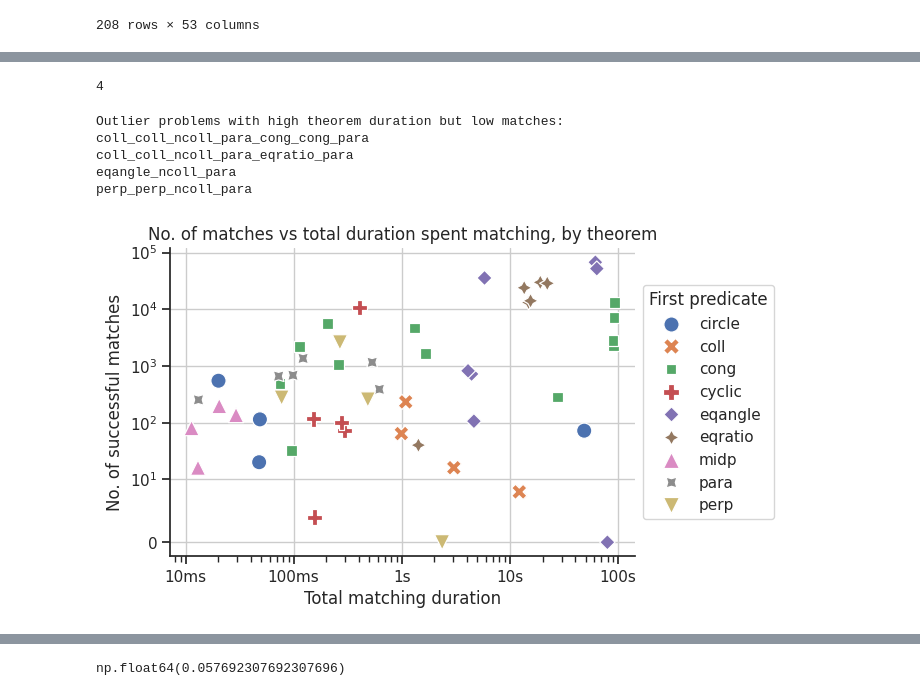
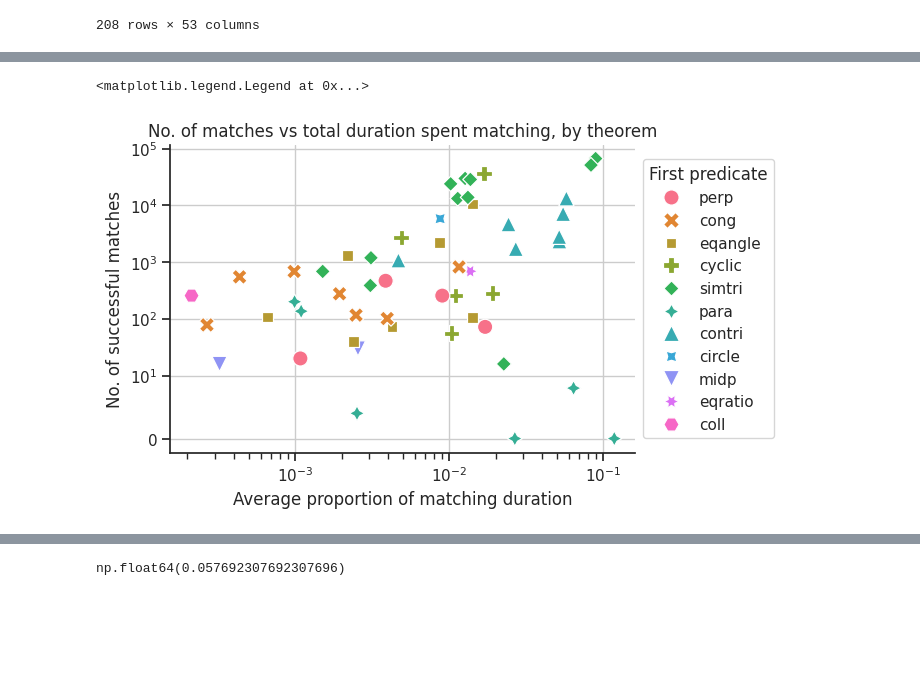
Before and after one commit to DavidToh2/GeometryTheoremProver, a Jupyter notebook: problems/profiler.ipynb, the cells around one changed output, grey strips where cells are left out. Drawn from its saved outputs; the diff is of its cells as text; code cells hidden in the pictures; blank space fills up the shorter version.

```diff
--- a/problems/profiler.ipynb
+++ b/problems/profiler.ipynb
@@ -298,5 +327,5 @@ plt.show()
 # %%
-df_thm_duration_sum = df_thm_duration_per_problem.sum()
-df_thm_duration_sum.sort_values()
+df_thm_proportion_avg = df_thm_proportion_per_problem.mean()
+df_thm_proportion_avg.sort_values()
 # %% [output]
 Metric
@@ -340,47 +369,37 @@ dtype: float64
-# %%
-outlier = (df_thm_duration_sum.values > 1e6) & (df_thm_matches_sum.values < 10)
-print(sum(outlier))
-# %% [output]
-4
 # %%
-# join df_thm_duration_sum and df_thm_matches_sum into a single dataframe
+# join df_thm_proportion_avg and df_thm_matches_sum into a single dataframe
 df_thms = pd.DataFrame({
-    "thm_duration_sum": df_thm_duration_sum,
+    "thm_proportion_avg": df_thm_proportion_avg,
     "thm_matches_sum": df_thm_matches_sum
 })
 df_thms["thm_first_match"] = df_thms.index.map(lambda idx: idx.split("_")[0])
+df_thms["thm_postcondition"] = df_thms.index.map(lambda idx: idx.split("_")[-1])
+# %%
+df_thms["thm_avg_per_match"] = df_thms["thm_proportion_avg"] / df_thms["thm_matches_sum"]
+# %%
+# drop eqangle_ncoll_para and perp_perp_ncoll_para from df_thms
+df_thms = df_thms.drop(["eqangle_ncoll_para", "perp_perp_ncoll_para"], errors="ignore")
 # %%
 # Scatter plot of df_thm_matches_sum (y-axis) against df_thm_duration_sum (x-axis)
 f, ax = plt.subplots(figsize=(6, 4))
 sns.set_theme(style="ticks")
 sns.despine(f)
 # sns.scatterplot(x=df_thm_duration_sum[outlier], y=df_thm_matches_sum[outlier], ax=ax, color='red')
 
 ax.set_title("No. of matches vs total duration spent matching, by theorem")
-ax.set_xlabel("Total matching duration")
+ax.set_xlabel("Average proportion of matching duration")
 ax.set_ylabel("No. of successful matches")
 ax.set_xscale('log')
 ax.set_yscale('symlog', linthresh=10)
-ax.set_xticks([1e4, 1e5, 1e6, 1e7, 1e8])
-ax.set_xticklabels(['10ms', '100ms', '1s', '10s', '100s'])
 ax.grid()
 
 sns.scatterplot(
     data=df_thms,
-    x="thm_duration_sum", y="thm_matches_sum", hue="thm_first_match", style="thm_first_match",
+    x="thm_proportion_avg", y="thm_matches_sum", hue="thm_postcondition", style="thm_postcondition",
     ax=ax, s=120
 )
 # ensure the legend is outside the plot area
 ax.legend(loc='center left', bbox_to_anchor=(1, 0.5), title="First predicate")
-
-# Print out the outlier theorem names
-print("Outlier problems with high theorem duration but low matches:")
-for problem in df_thm_duration_sum.index[outlier]:
-    print(problem)
 # %% [output]
-Outlier problems with high theorem duration but low matches:
-coll_coll_ncoll_para_cong_cong_para
-coll_coll_ncoll_para_eqratio_para
-eqangle_ncoll_para
-perp_perp_ncoll_para
+<matplotlib.legend.Legend at 0x...>
-[figure, old version]
+[figure, new version]
```
Also changed, not shown: parts of 17 cells of this notebook, 6 other files.
